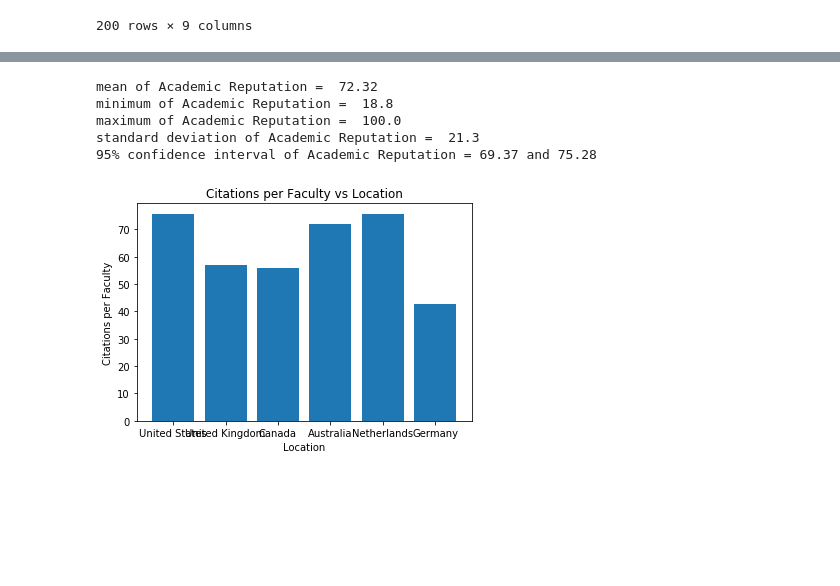
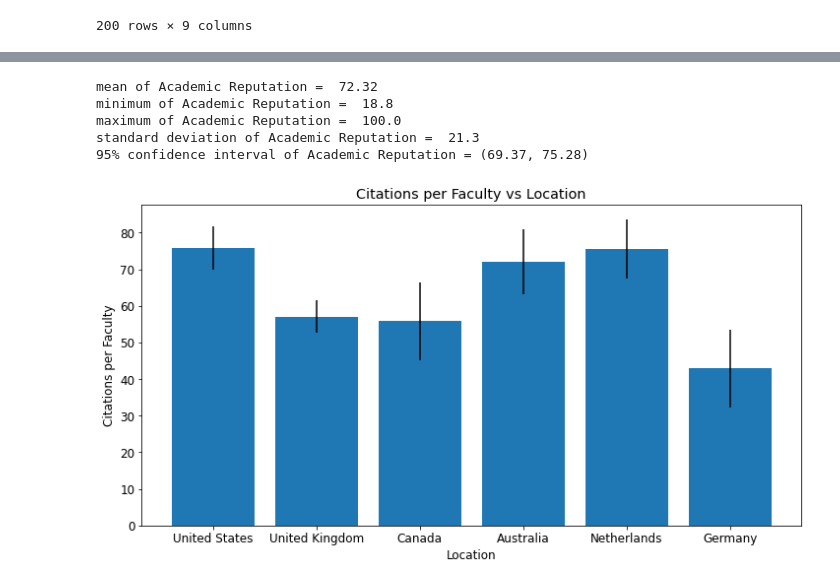
Before and after one commit to jake-cryptic/cm2105, a Jupyter notebook: cw_1931370_2.ipynb, the cells around one changed output, grey strips where cells are left out. Cells and saved outputs as stored; diff of their text form; code cells hidden in the pictures; blank space fills up the shorter version.

```diff
--- a/cw_1931370_2.ipynb
+++ b/cw_1931370_2.ipynb
@@ -10,7 +10,7 @@ import statsmodels.api as sm
 ################################################################################################################################
 
 unis = pd.read_excel('./2018-QS-World-University-Rankings-Top200.xlsx', index_col='Rank')
-unis.index.name = None
+unis = unis.rename_axis(None, axis=0)
 
 unis
 # %% [output]
@@ -63,9 +63,8 @@ qsdf
 
 import numpy as np
 
-
 avg = np.mean(unis['Academic Reputation'])
-err = 1.96 * np.std(unis['Academic Reputation'], ddof=1) / np.sqrt(len(unis['Academic Reputation']))
+err = 1.96 * stats.tstd(unis['Academic Reputation']) / np.sqrt(len(unis['Academic Reputation']))
 err_lb = avg - err
 err_ub = avg + err
 
@@ -73,38 +72,47 @@ print('mean of Academic Reputation = ', round(avg, 2))
 print('minimum of Academic Reputation = ', min(unis['Academic Reputation']))
 print('maximum of Academic Reputation = ', max(unis['Academic Reputation']))
 print('standard deviation of Academic Reputation = ', round(stats.tstd(unis['Academic Reputation']),2))
-print('95%% confidence interval of Academic Reputation = %s and %s' % (round(err_lb, 2), round(err_ub, 2)))
+print('95%% confidence interval of Academic Reputation = (%s, %s)' % (round(err_lb, 2), round(err_ub, 2)))
 # %% [output]
 mean of Academic Reputation =  72.32
 minimum of Academic Reputation =  18.8
 maximum of Academic Reputation =  100.0
 standard deviation of Academic Reputation =  21.3
-95% confidence interval of Academic Reputation = 69.37 and 75.28
+95% confidence interval of Academic Reputation = (69.37, 75.28)
 # %%
 # CELL4 – 9 marks
 
 import matplotlib.pyplot as plt
+import numpy as np
+
+def calc_err(data, avg):
+    return 1.96 * stats.tstd(data) / np.sqrt(len(data))
 
 unis = pd.read_excel('./2018-QS-World-University-Rankings-Top200.xlsx', index_col='Rank')
-del unis.index.name
 
-# x = unis['Location'].unique()
 x = ['United States', 'United Kingdom', 'Canada', 'Australia', 'Netherlands', 'Germany']
 y = []
+y_conf = []
 
 for location in x:
-    tmp = unis.loc[unis['Location'] == location]
-    y.append(mean(tmp['Citations per Faculty']))
+    cpf = unis.loc[unis['Location'] == location]['Citations per Faculty']
+    avg = np.mean(cpf)
 
-plt.bar(x, y)
+    y.append(avg)
+    y_conf.append(calc_err(cpf, avg))
+
+# Plot the data
+plt.rcParams.update({'font.size': 12})
+plt.figure(figsize=(12,6))
+plt.bar(x, y, yerr=y_conf, ecolor='black')
 
 plt.xlabel("Location")
 plt.ylabel("Citations per Faculty")
 plt.title("Citations per Faculty vs Location")
 
 plt.show()
 # %% [output]
-[figure, old version]
+[figure, new version]
 # %%
 # CELL5 – 7 marks
 # %%
```
Also changed, not shown: 1 other file.
